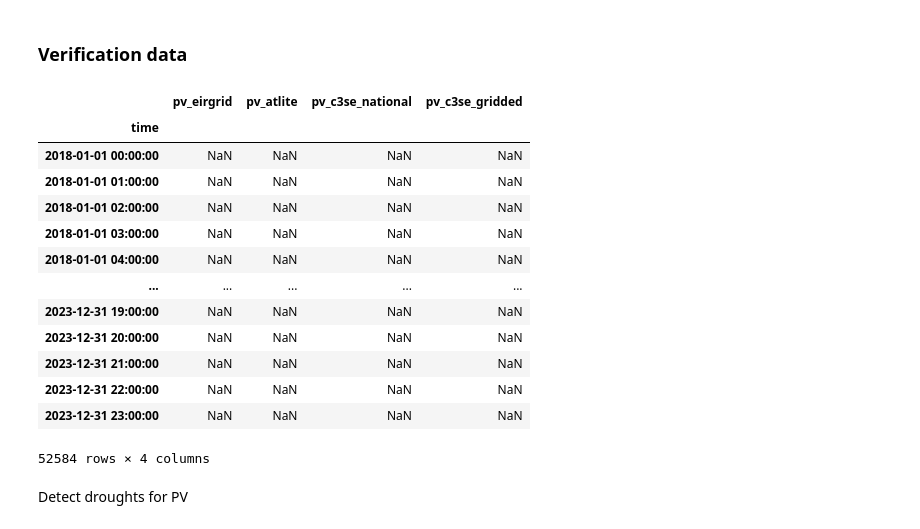
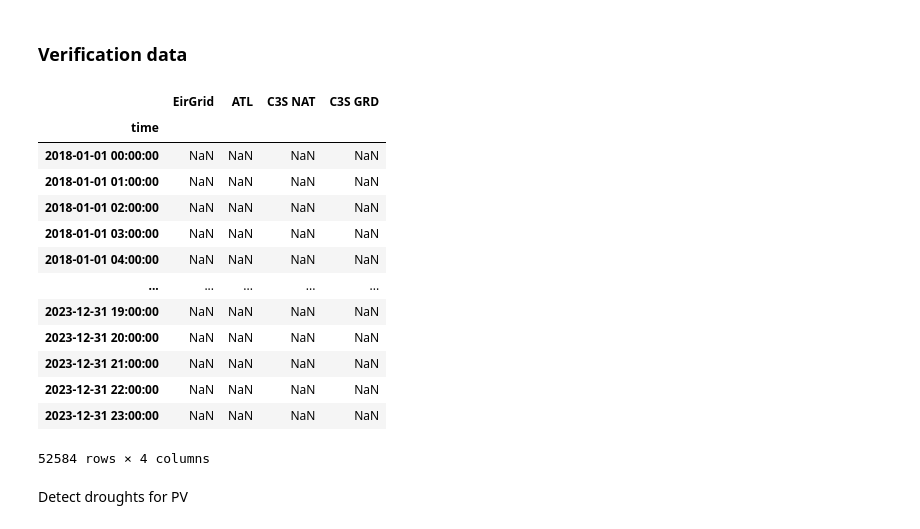
Before and after one commit to BorisM202/RES_droughts, a Jupyter notebook: Scripts/verification_pv_number_events.ipynb, the cells around one changed output. Cells and saved outputs as stored; diff of their text form; code cells hidden in the pictures.

```diff
--- a/Scripts/verification_pv_number_events.ipynb
+++ b/Scripts/verification_pv_number_events.ipynb
@@ -30,15 +30,15 @@ def identify_drought(time_series: pd.Series,threshold:float):
 # %%
 # Read CSV file containing Capacity Factor from EirGrid wind
 cf_pv = pd.read_csv('../Data/verification_cf_pv_1823.csv',
                          index_col = 0,
                          parse_dates = True)
 
-cf_pv.columns = 'pv_eirgrid', 'pv_atlite', 'pv_c3se_national', 'pv_c3se_gridded'
+cf_pv.columns = 'EirGrid', 'ATL', 'C3S NAT', 'C3S GRD'
 
 cf_pv_avg = cf_pv.rolling('D', min_periods=24, center=True).mean()
 cf_pv_avg
 # %% [output]
-|  | pv_eirgrid | pv_atlite | pv_c3se_national | pv_c3se_gridded |
+|  | EirGrid | ATL | C3S NAT | C3S GRD |
 | time |  |  |  |  |
 | 2018-01-01 00:00:00 | NaN | NaN | NaN | NaN |
 | 2018-01-01 01:00:00 | NaN | NaN | NaN | NaN |
```
Also changed, not shown: parts of 2 cells of this notebook, 14 other files.
